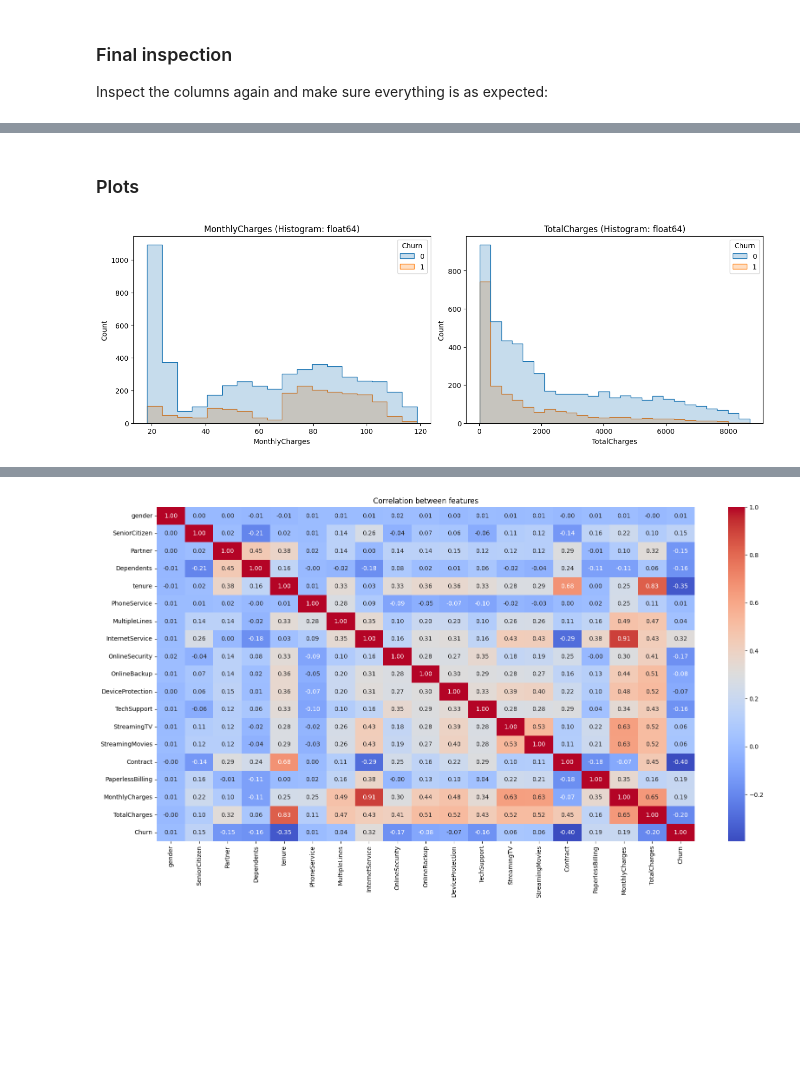
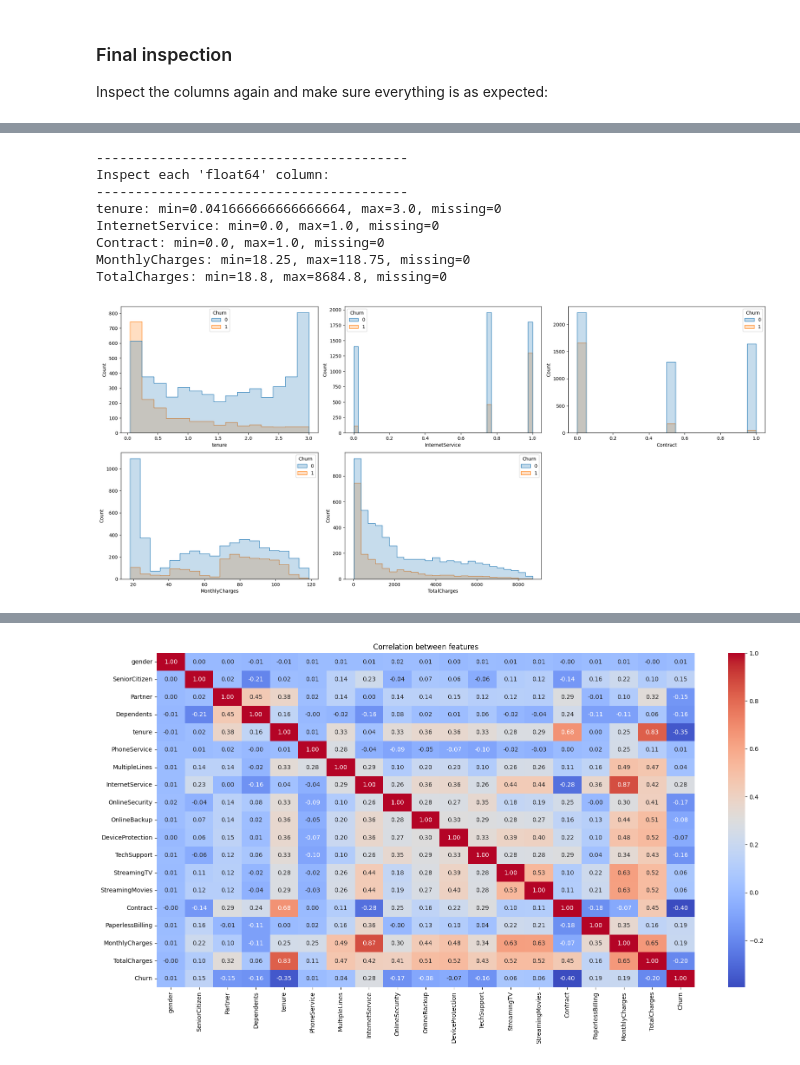
Before and after one commit to marton-eifert/churn_challenge, a Jupyter notebook: notebooks/churn_prediction.ipynb, the cells around one changed output, grey strips where cells are left out. Cells and saved outputs as stored; diff of their text form; code cells hidden in the pictures; blank space fills up the shorter version.

```diff
--- a/notebooks/churn_prediction.ipynb
+++ b/notebooks/churn_prediction.ipynb
@@ -170,6 +179,6 @@ data['Churn'] = data['Churn'].map(lambda x: 1 if x == 'Yes' else 0)
 # %%
-# Map: 0 (Month-to-month), 1 (One year), 2 (Two year)
-data['Contract'] = data['Contract'].map(lambda x: 2 if x == 'Two year' else 1 if x == 'One year' else 0)
+# Map: 0 (Month-to-month), 0.5 (One year), 1.0 (Two year): Standardization to range 0 to 1.0 with equal distance
+data['Contract'] = data['Contract'].map(lambda x: 1.0 if x == 'Two year' else 0.5 if x == 'One year' else 0)
 
-# Map: 0 (No Internet Service), 1 (DSL), 2 (Fiber optic)
-data['InternetService'] = data['InternetService'].map(lambda x: 2 if x == 'Fiber optic' else 1 if x == 'DSL' else 0)
+# Map: 0 (No Internet Service), 0.75 (DSL), 1.0 (Fiber optic): Standardization to range 0 to 1.0 with less distance between DSL and Fiber optic as they both are internet services
+data['InternetService'] = data['InternetService'].map(lambda x: 1.0 if x == 'Fiber optic' else 0.75 if x == 'DSL' else 0)
@@ -176 +187,4 @@ data['InternetService'] = data['InternetService'].map(lambda x: 2 if x == 'Fiber
+# %%
+# Scale the integer columns by dividing by 24 (which is the number of months in 2 years)
+data['tenure'] = data['tenure'] / 24
 # %% [markdown]
@@ -215,34 +267,17 @@ TotalCharges: min=18.8, max=8684.8, missing=0
-# %% [markdown]
-### Plots
-# %%
-# Distribution plots after cleaning
-def distribution_plots(data, dtype):
-    plt.figure(figsize=(20, 30))
-    j = 0
-    for i, column in enumerate(data.columns):
-        data_dtype = data[column].dtype
-
-        # overwrite data_dtype if column is binary
-        if data[column].nunique() == 2:
-            data_dtype = 'binary'
-
-        if data_dtype == dtype:
-            plt.subplot(len(data.columns) // 3 + 1, 3, j + 1)
-            if dtype == 'object' or dtype == 'binary':
-                # the countplot is used for categorical data and binary data, add the Churn as hue
-                sns.countplot(x=column, data=data, hue='Churn')
-                title = f"{column} (Count: {dtype})"
-            else:
-                # the histogram is used for numerical data (int64 and float64), add the Churn as hue
-                sns.histplot(data, x=column, hue='Churn', element='step')
-                title = f"{column} (Histogram: {dtype})"
-            plt.title(title)
-            j += 1
-    plt.tight_layout()
-    plt.show()
 # %%
+# Second inspection (after data cleaning)
+inspect_columns_by_type(data, 'float64')
+
 # Distribution plots for scalar features
 distribution_plots(data, 'float64')
 # %% [output]
+----------------------------------------
+Inspect each 'float64' column:
+----------------------------------------
+tenure: min=0.041666666666666664, max=3.0, missing=0
+InternetService: min=0.0, max=1.0, missing=0
+Contract: min=0.0, max=1.0, missing=0
+MonthlyCharges: min=18.25, max=118.75, missing=0
+TotalCharges: min=18.8, max=8684.8, missing=0
-[figure, old version]
+[figure, new version]
 # %%
```
Also changed, not shown: parts of 46 cells of this notebook, 1 other file.
